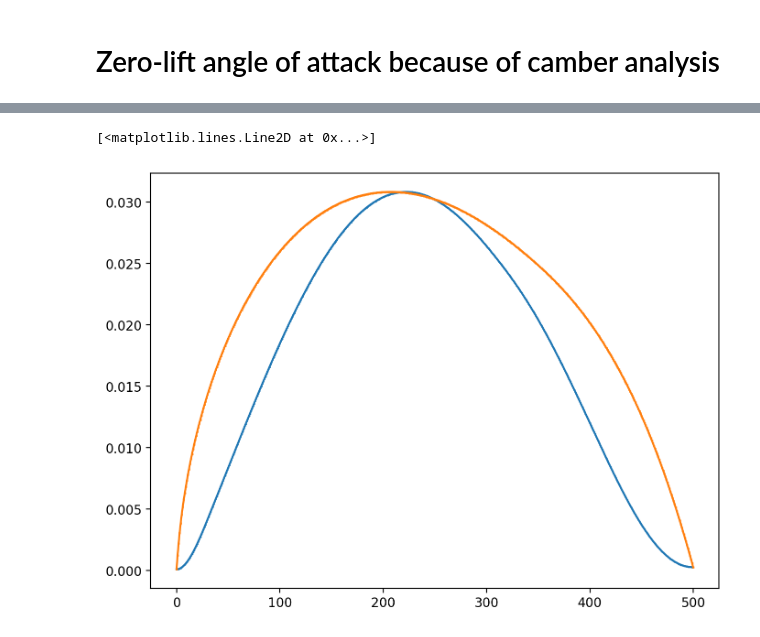
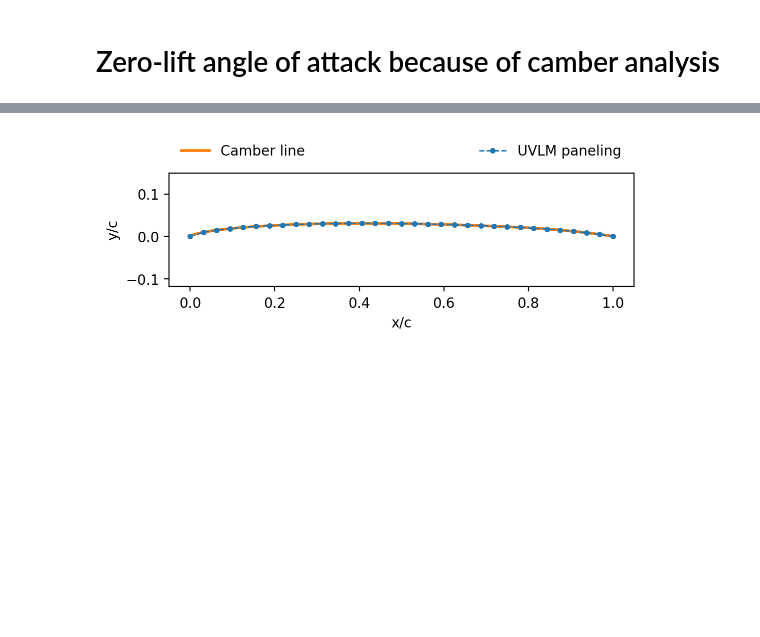
Before and after one commit to sduess/demonstrator_uvlm_enhenacements, a Jupyter notebook: 03_Polars/PolarFigures.ipynb, the cells around one changed output, grey strips where cells are left out. Saved outputs shown, nothing was run; the diff lists cells and outputs as text; code cells hidden in the pictures; blank space fills up the shorter version.

```diff
--- a/03_Polars/PolarFigures.ipynb
+++ b/03_Polars/PolarFigures.ipynb
@@ -292,7 +463,7 @@ airfoil_db = (scipy.interpolate.interp1d(camber_line[0],
                                fill_value='extrapolate',
                                assume_sorted=True))
 # %%
-m = 500
+m = 32
 panels_x = np.linspace(0, 1, m + 1)
 panels_z = airfoil_db(panels_x)
 # %%
@@ -325,6 +480,12 @@ plt.plot(range(len(panels_x)), panels_x, marker='s', ms=.5)
-# %%
-plt.plot(range(500), camber_line[1], marker='o', ms=.51)
-plt.plot(range(len(panels_z)), panels_z, marker='s', ms=.51)
-# %% [output]
-[<matplotlib.lines.Line2D at 0x...>]
-[figure, removed]
+# %%
+fig = plt.figure(figsize=(6, 1.5))
+ax = plt.gca()
+plt.plot(camber_line[0], camber_line[1], lw=2, color='tab:orange', label='Camber line')
+plt.plot(panels_x, panels_z, marker='o', ms=3, lw=1, ls='--', label='UVLM paneling')
+# plt.legend()
+ax.legend(frameon=False, bbox_to_anchor=(0.,1.02,1.,0.2), loc="lower left", ncol=2, mode='expand')
+plt.xlabel('x/c')
+plt.ylabel('y/c')
+plt.axis('equal');
+# %% [output]
+[figure, added]
```
Also changed, not shown: parts of 20 cells of this notebook, 9 other files.
